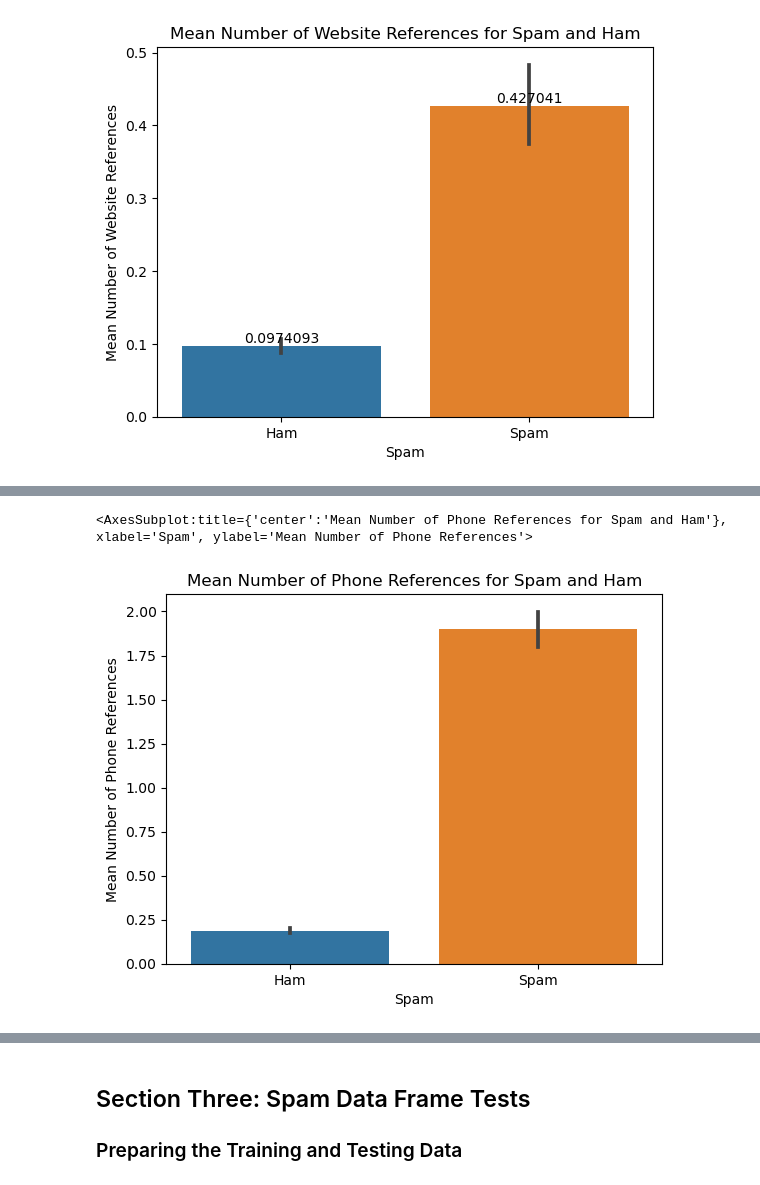
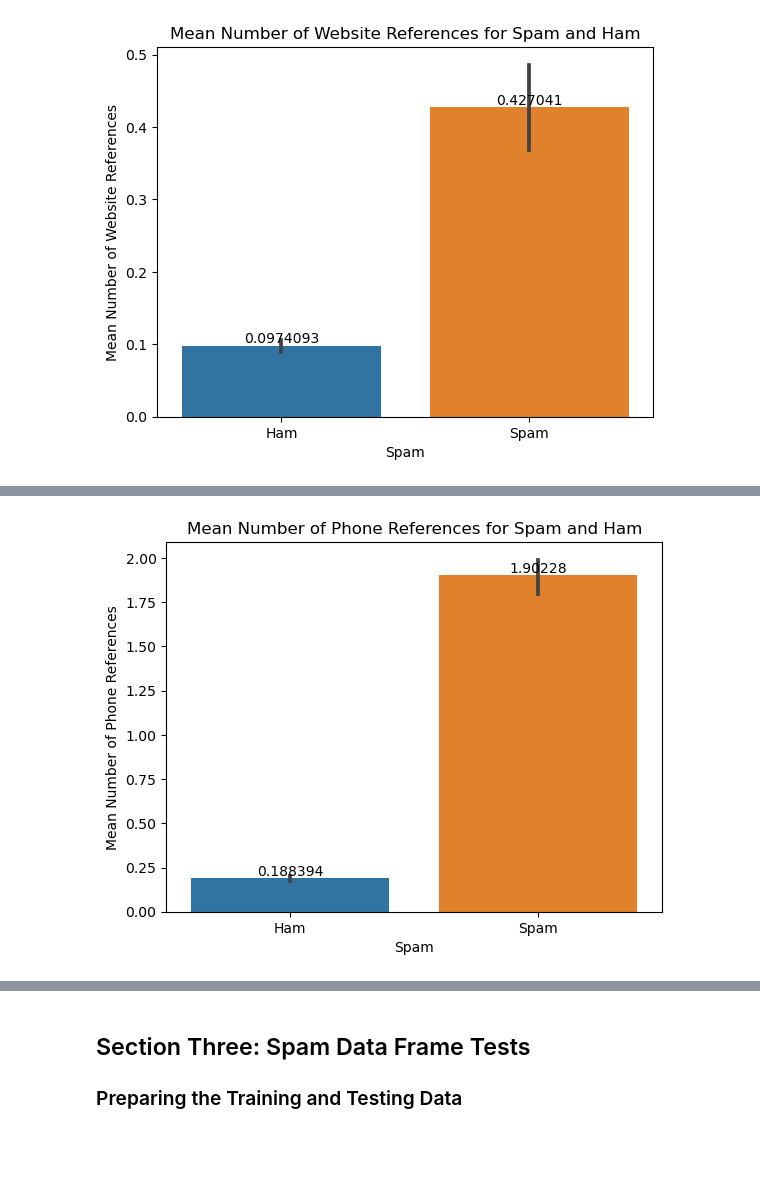
Before and after one commit to jacksteel5314/SpamDetectionML, a Jupyter notebook: Spam ML.ipynb, the cells around one changed output, grey strips where cells are left out. Saved outputs shown, nothing was run; the diff lists cells and outputs as text; code cells hidden in the pictures; blank space fills up the shorter version.

Commit message:
Adding Visualization Descriptions

```diff
--- a/Spam ML.ipynb
+++ b/Spam ML.ipynb
@@ -238,10 +265,10 @@ for i in plot_four.containers:
 # %%
 # Mean Number of Phone References for Spam and Ham
 plot_five_data = spam_df
 plot_five_data["Variable"] = np.where(plot_five_data["Spam?"] ==1, "Spam", "Ham")
 plot_five = sns.barplot(data=plot_five_data, y="num_phone_related", x="Variable")
 plot_five.set(xlabel="Spam", ylabel="Mean Number of Phone References", title="Mean Number of Phone References for Spam and Ham")
-plot_five
+for i in plot_five.containers:
+    plot_five.bar_label(i,)
 # %% [output]
-<AxesSubplot:title={'center':'Mean Number of Phone References for Spam and Ham'}, xlabel='Spam', ylabel='Mean Number of Phone References'>
-[figure, old version]
+[figure, new version]
```
Also changed, not shown: parts of 23 cells of this notebook.
